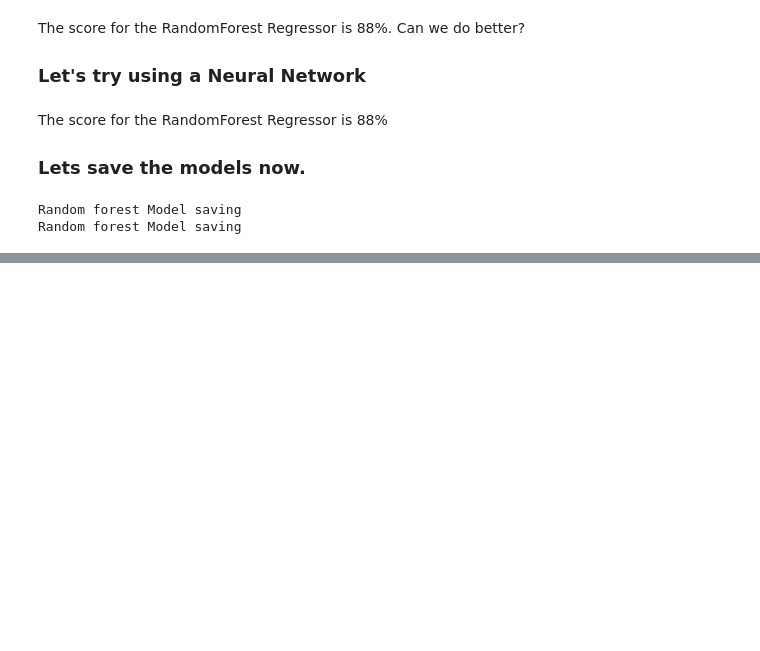
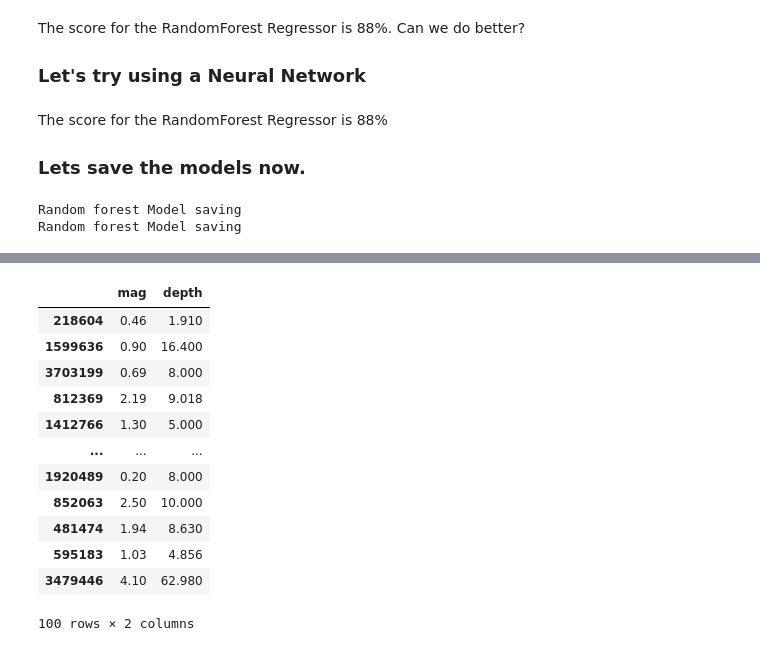
Before and after one commit to adityarao2005/deltahacksX, a Jupyter notebook: quake-guard/quake-guard-backend/ml_work.ipynb, the cells around one changed output, grey strips where cells are left out. Cells and saved outputs as stored; diff of their text form; code cells hidden in the pictures; blank space fills up the shorter version.

```diff
--- a/quake-guard/quake-guard-backend/ml_work.ipynb
+++ b/quake-guard/quake-guard-backend/ml_work.ipynb
@@ -214,0 +242,16 @@ Random forest Model saving
+# %%
+y_test[0:100]
+# %% [output]
+|  | mag | depth |
+| 218604 | 0.46 | 1.910 |
+| 1599636 | 0.90 | 16.400 |
+| 3703199 | 0.69 | 8.000 |
+| 812369 | 2.19 | 9.018 |
+| 1412766 | 1.30 | 5.000 |
+| ... | ... | ... |
+| 1920489 | 0.20 | 8.000 |
+| 852063 | 2.50 | 10.000 |
+| 481474 | 1.94 | 8.630 |
+| 595183 | 1.03 | 4.856 |
+| 3479446 | 4.10 | 62.980 |
+100 rows × 2 columns
```
Also changed, not shown: parts of 3 cells of this notebook, 7 other files.
